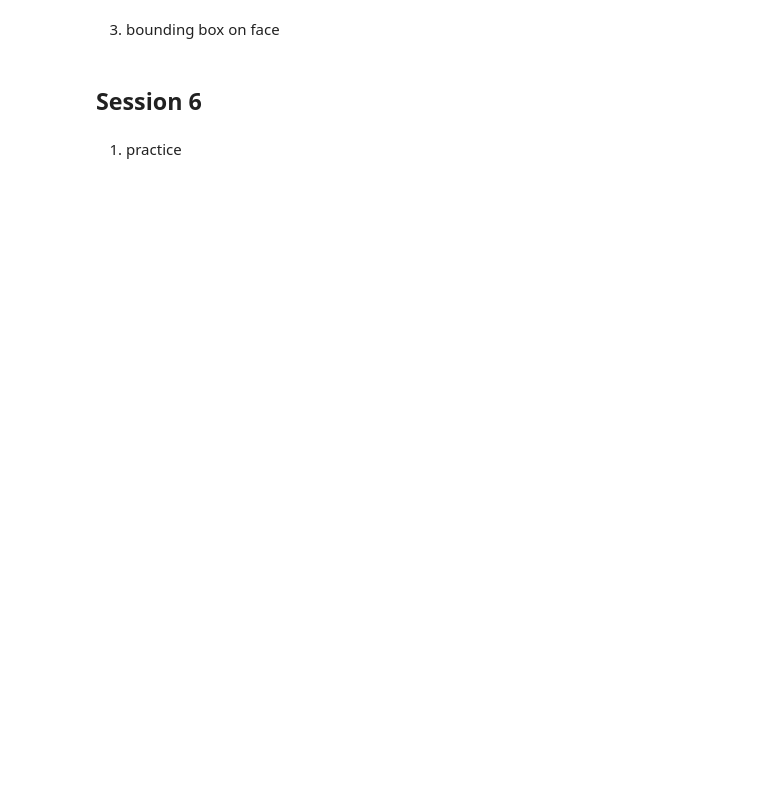
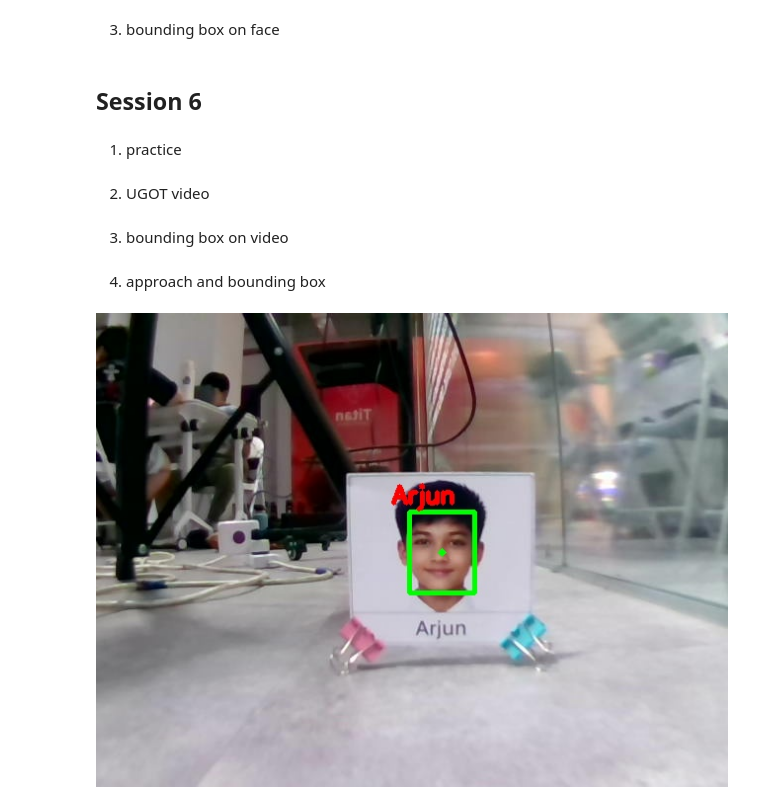
Before and after one commit to mblijian/VS-Code, a Jupyter notebook: L4T1/L4313T1_Sun_1pm.ipynb, the cells around one changed output. Cells and saved outputs as stored; diff of their text form; code cells hidden in the pictures; blank space fills up the shorter version.

```diff
--- a/L4T1/L4313T1_Sun_1pm.ipynb
+++ b/L4T1/L4313T1_Sun_1pm.ipynb
@@ -1873,3 +1866,23 @@ got.open_camera()
 ok,picture_jpg = cv2.imencode(".jpg",picture_bgr)
 print("The camera is on.")
 picture_raw = got.read_camera_data()
+# %% [markdown]
+2. UGOT video
+# %%
+import time
+got.open_camera()
+time.sleep(1)
+print("The camera is on.")
+
+for i in range(100):
+    picture_raw= got.read_camera_data()
+    if picture_raw is None:
+        continue
+
+    picture_1D = np.frombuffer(picture_raw, np.uint8)
+    picture_bgr = cv2.imdecode(picture_1D,cv2.IMREAD_COLOR)
+    ok,picture_jpg = cv2.imencode(".jpg",picture_bgr)
+    display(Image(picture_jpg.tobytes()))
+    clear_output(True)
+# %% [markdown]
+3. bounding box on video
@@ -1875,0 +1920,41 @@ picture_raw = got.read_camera_data()
+# %% [markdown]
+4. approach and bounding box
+# %%
+# get ready block
+import time
+got.open_camera()
+got.load_models(["face_recognition"])
+time.sleep(1)
+print("The camera is on.")
+
+while True:
+    # take photo block
+    picture_raw= got.read_camera_data()
+    if picture_raw is None:
+        continue
+    picture_1D = np.frombuffer(picture_raw, np.uint8)
+    picture_bgr = cv2.imdecode(picture_1D,cv2.IMREAD_COLOR)
+
+    # bounding box block
+    face_info = got.get_face_recognition_total_info()
+    if face_info:
+        name = face_info[0][0]
+        face_x = int(face_info[0][1])
+        face_y = int(face_info[0][2])
+        face_height = int(face_info[0][3])
+        face_width = int(face_info[0][4])
+        cv2.rectangle(picture_bgr,(face_x-face_width//2,face_y-face_height//2),(face_x+face_width//2,face_y+face_height//2),(0,255,0),3)
+        cv2.putText(picture_bgr,name,(face_x-50,face_y-50),cv2.FONT_HERSHEY_SIMPLEX,0.8,(0,0,255),3)
+        cv2.circle(picture_bgr,(face_x,face_y),2,(0,255,0),3)
+
+        if face_info[0][4] > 70:
+            got.mecanum_stop()
+            break
+    got.mecanum_move_xyz(0,20,0)
+
+    # show the video block
+    ok,picture_jpg = cv2.imencode(".jpg",picture_bgr)
+    display(Image(picture_jpg.tobytes()))
+    clear_output(True)
+# %% [output]
+[figure, added]
```
Also changed, not shown: parts of 4 cells of this notebook, 2 other files.
